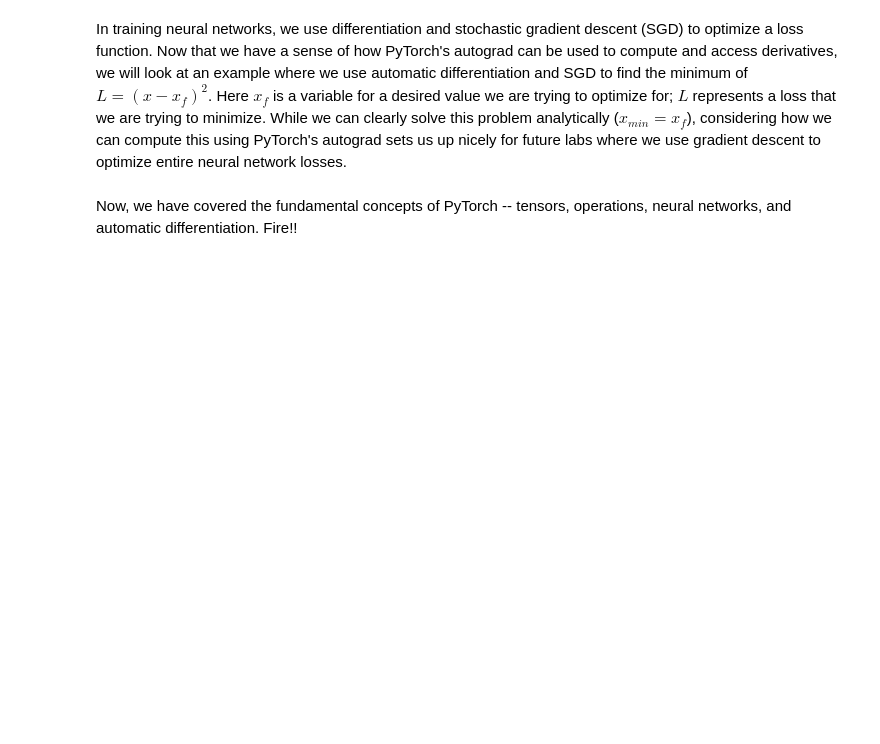
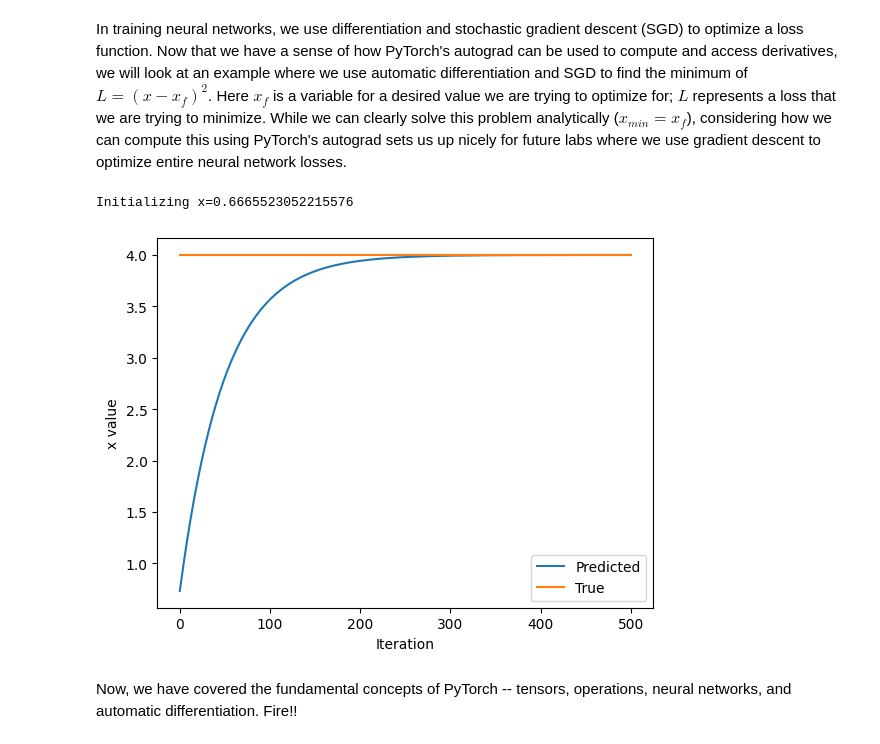
Before and after one commit to Pramodredd/innomatics, a Jupyter notebook: lab1/PT_Part1_Intro.ipynb, the cells around one changed output. Cells and saved outputs as stored; diff of their text form; code cells hidden in the pictures; blank space fills up the shorter version.

```diff
--- a/lab1/PT_Part1_Intro.ipynb
+++ b/lab1/PT_Part1_Intro.ipynb
@@ -316,33 +344,36 @@ In training neural networks, we use differentiation and stochastic gradient desc
 x = torch.randn(1)
 print(f"Initializing x={x.item()}")
 
 learning_rate = 1e-2  # Learning rate
 history = []
 x_f = 4  # Target value
 
 
 # We will run gradient descent for a number of iterations. At each iteration, we compute the loss,
 #   compute the derivative of the loss with respect to x, and perform the update.
 for i in range(500):
     x = torch.tensor([x], requires_grad=True)
 
     # TODO: Compute the loss as the square of the difference between x and x_f
-    loss = # TODO
+    loss = (x-x_f)**2# TODO
 
     # Backpropagate through the loss to compute gradients
     loss.backward()
 
     # Update x with gradient descent
     x = x.item() - learning_rate * x.grad
 
     history.append(x.item())
 
 # Plot the evolution of x as we optimize toward x_f!
 plt.plot(history)
 plt.plot([0, 500], [x_f, x_f])
 plt.legend(('Predicted', 'True'))
 plt.xlabel('Iteration')
 plt.ylabel('x value')
 plt.show()
+# %% [output]
+Initializing x=0.6665523052215576
+[figure, added]
 # %% [markdown]
 Now, we have covered the fundamental concepts of PyTorch -- tensors, operations, neural networks, and automatic differentiation. Fire!!
```
Also changed, not shown: parts of 15 cells of this notebook.
